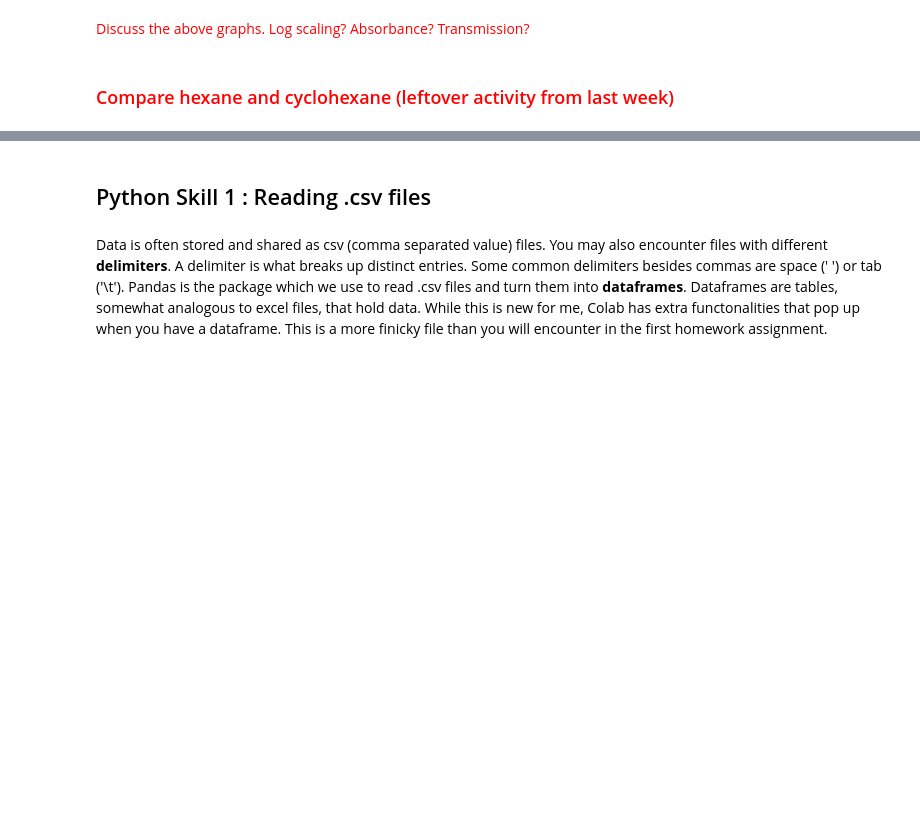
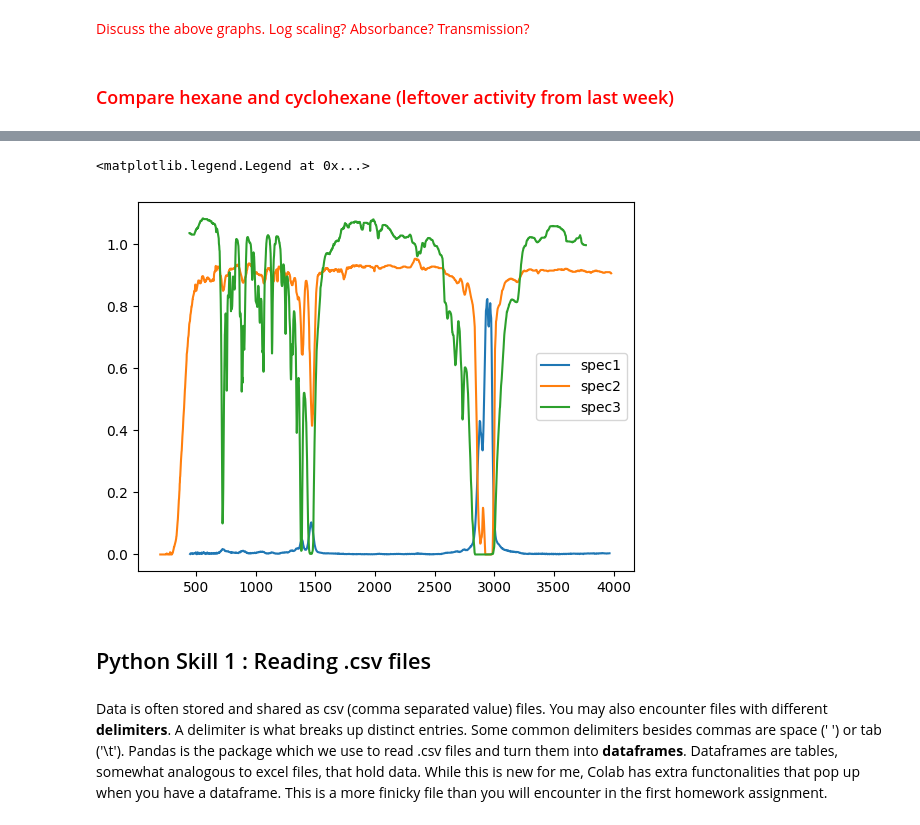
Before and after one commit to AngleKit/HomeworkPython, a Jupyter notebook: Day3_final.ipynb, the cells around one changed output, grey strips where cells are left out. Drawn from its saved outputs; the diff is of its cells as text; code cells hidden in the pictures; blank space fills up the shorter version.

```diff
--- a/Day3_final.ipynb
+++ b/Day3_final.ipynb
@@ -91,3 +163,12 @@ ax[1].semilogy()
+# %%
+fig, ax = plt.subplots()
+ax.plot(spec1['x'],spec1['y'],label='spec1')
+ax.plot(spec2['x'],spec2['y'],label='spec2')
+ax.plot(spec3['x'],spec3['y'],label='spec3')
+ax.legend()
+# %% [output]
+<matplotlib.legend.Legend at 0x...>
+[figure, added]
 # %% [markdown]
 ## Python Skill 1 : Reading .csv files
 # %% [markdown]
```
Also changed, not shown: parts of 19 cells of this notebook.
